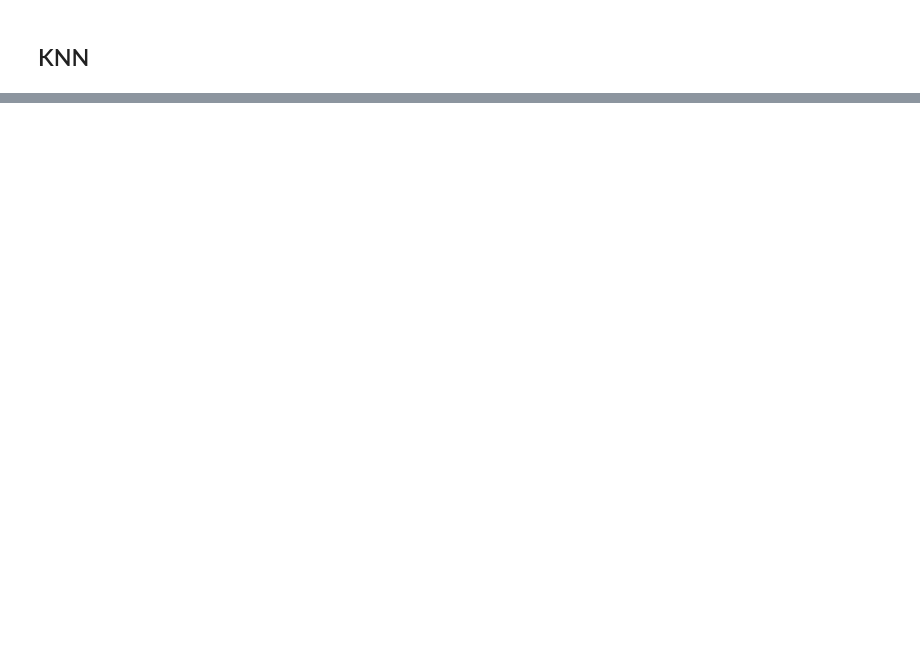
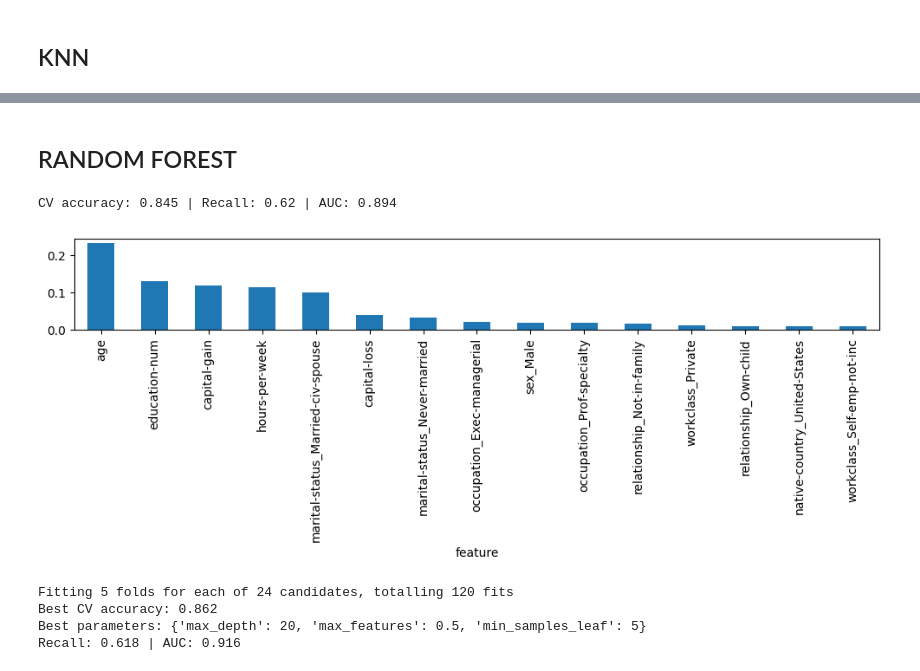
Before and after one commit to juliooo0/Team_A5, a Jupyter notebook: Lydia_Project.ipynb, the cells around one changed output, grey strips where cells are left out. Saved outputs shown, nothing was run; the diff lists cells and outputs as text; code cells hidden in the pictures; blank space fills up the shorter version.

```diff
--- a/Lydia_Project.ipynb
+++ b/Lydia_Project.ipynb
@@ -866,0 +526,3 @@ Average F1:            0.662
+# %%
+# 5-fold CV setup, shared by every model so comparisons are fair
+cv = StratifiedKFold(n_splits=5, shuffle=True, random_state=42)
@@ -909,0 +788,24 @@ Done K = 51
+# %%
+# grid search over tree settings, scored with the same 5-fold CV as the other models
+param_grid = {
+    'max_depth': [5, 8, 10, 15, 20],
+    'min_samples_leaf': [10, 20, 50, 100],
+    'min_impurity_decrease': [0, 0.0005, 0.001],
+}
+
+gridSearch = GridSearchCV(DecisionTreeClassifier(random_state=0), param_grid,
+                          cv=cv, scoring='accuracy', n_jobs=-1)
+gridSearch.fit(X_train_base, y_train)
+
+print('Best CV accuracy:', round(gridSearch.best_score_, 3))
+print('Best parameters:', gridSearch.best_params_)
+
+# recall + auc for the best tree, to add to the scoreboard
+best_cv = cross_validate(gridSearch.best_estimator_, X_train_base, y_train, cv=cv,
+                         scoring=['accuracy', 'recall', 'roc_auc'])
+print('Recall:', round(best_cv['test_recall'].mean(), 3),
+      '| AUC:', round(best_cv['test_roc_auc'].mean(), 3))
+
+# Best CV accuracy: 0.854
+# Best parameters: {'max_depth': 10, 'min_impurity_decrease': 0, 'min_samples_leaf': 10}
+# Recall: 0.583 | AUC: 0.901
@@ -909,0 +836,48 @@ Done K = 51
+# %% [markdown]
+## RANDOM FOREST
+# %%
+# random forest: 500 trees, scored with the same 5-fold CV as the other models
+rf = RandomForestClassifier(n_estimators=500, random_state=0, criterion='gini', n_jobs=-1)
+
+rf_cv = cross_validate(rf, X_train_base, y_train, cv=cv,
+                       scoring=['accuracy', 'recall', 'roc_auc'])
+print('CV accuracy:', round(rf_cv['test_accuracy'].mean(), 3),
+      '| Recall:', round(rf_cv['test_recall'].mean(), 3),
+      '| AUC:', round(rf_cv['test_roc_auc'].mean(), 3))
+# %% [output]
+CV accuracy: 0.845 | Recall: 0.62 | AUC: 0.894
+# %%
+# which features the forest relied on most
+rf.fit(X_train_base, y_train)
+importance_df = pd.DataFrame({'feature': X_train_base.columns, 'importance': rf.feature_importances_})
+importance_df = importance_df.sort_values('importance', ascending=False).head(15)
+
+importance_df.plot(kind='bar', x='feature', legend=False, figsize=(10, 4))
+plt.tight_layout()
+plt.show()
+# %% [output]
+[figure, added]
+# %%
+# grid search for random forest, same 5-fold CV as the other models
+rf_grid = {
+    'max_depth': [10, 15, 20, None],
+    'min_samples_leaf': [1, 5, 10],
+    'max_features': ['sqrt', 0.5],
+}
+
+rf_search = GridSearchCV(RandomForestClassifier(n_estimators=200, random_state=0, n_jobs=-1),
+                         rf_grid, cv=cv, scoring='accuracy', verbose=1)
+rf_search.fit(X_train_base, y_train)
+
+print('Best CV accuracy:', round(rf_search.best_score_, 3))
+print('Best parameters:', rf_search.best_params_)
+
+best_rf_cv = cross_validate(rf_search.best_estimator_, X_train_base, y_train, cv=cv,
+                            scoring=['accuracy', 'recall', 'roc_auc'])
+print('Recall:', round(best_rf_cv['test_recall'].mean(), 3),
+      '| AUC:', round(best_rf_cv['test_roc_auc'].mean(), 3))
+# %% [output]
+Fitting 5 folds for each of 24 candidates, totalling 120 fits
+Best CV accuracy: 0.862
+Best parameters: {'max_depth': 20, 'max_features': 0.5, 'min_samples_leaf': 5}
+Recall: 0.618 | AUC: 0.916
```
Also changed, not shown: parts of 96 cells of this notebook.
